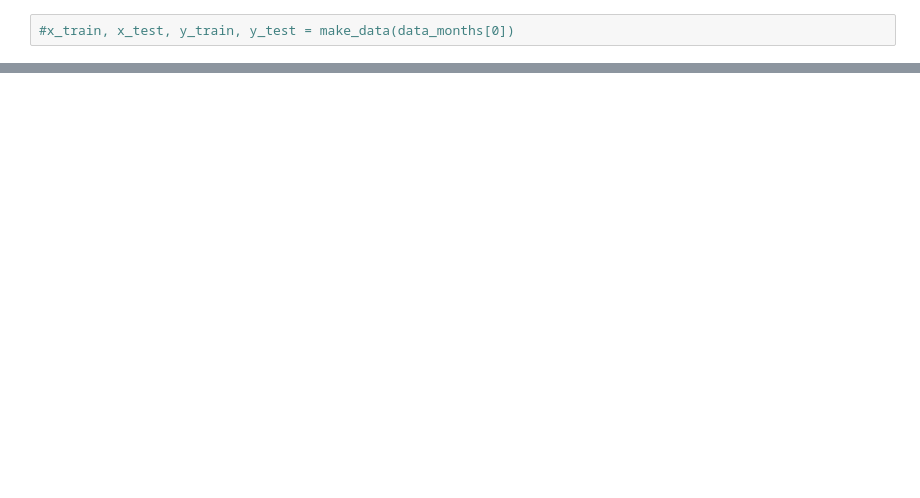
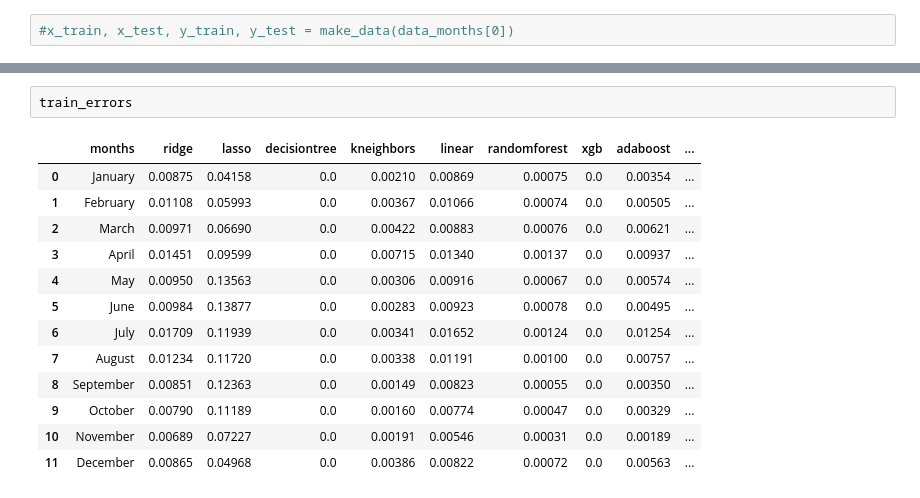
Before and after one commit to xalil8/solar_time_series_forecast, a Jupyter notebook: different_encoding.ipynb, the cells around one changed output, grey strips where cells are left out. Cells and saved outputs as stored; diff of their text form; blank space fills up the shorter version.

```diff
--- a/different_encoding.ipynb
+++ b/different_encoding.ipynb
@@ -237,0 +287,16 @@ fig.show()
+# %%
+train_errors
+# %% [output]
+|  | months | ridge | lasso | decisiontree | kneighbors | linear | randomforest | xgb | adaboost | ... |
+| 0 | January | 0.00875 | 0.04158 | 0.0 | 0.00210 | 0.00869 | 0.00075 | 0.0 | 0.00354 | ... |
+| 1 | February | 0.01108 | 0.05993 | 0.0 | 0.00367 | 0.01066 | 0.00074 | 0.0 | 0.00505 | ... |
+| 2 | March | 0.00971 | 0.06690 | 0.0 | 0.00422 | 0.00883 | 0.00076 | 0.0 | 0.00621 | ... |
+| 3 | April | 0.01451 | 0.09599 | 0.0 | 0.00715 | 0.01340 | 0.00137 | 0.0 | 0.00937 | ... |
+| 4 | May | 0.00950 | 0.13563 | 0.0 | 0.00306 | 0.00916 | 0.00067 | 0.0 | 0.00574 | ... |
+| 5 | June | 0.00984 | 0.13877 | 0.0 | 0.00283 | 0.00923 | 0.00078 | 0.0 | 0.00495 | ... |
+| 6 | July | 0.01709 | 0.11939 | 0.0 | 0.00341 | 0.01652 | 0.00124 | 0.0 | 0.01254 | ... |
+| 7 | August | 0.01234 | 0.11720 | 0.0 | 0.00338 | 0.01191 | 0.00100 | 0.0 | 0.00757 | ... |
+| 8 | September | 0.00851 | 0.12363 | 0.0 | 0.00149 | 0.00823 | 0.00055 | 0.0 | 0.00350 | ... |
+| 9 | October | 0.00790 | 0.11189 | 0.0 | 0.00160 | 0.00774 | 0.00047 | 0.0 | 0.00329 | ... |
+| 10 | November | 0.00689 | 0.07227 | 0.0 | 0.00191 | 0.00546 | 0.00031 | 0.0 | 0.00189 | ... |
+| 11 | December | 0.00865 | 0.04968 | 0.0 | 0.00386 | 0.00822 | 0.00072 | 0.0 | 0.00563 | ... |
```
Also changed, not shown: parts of 29 cells of this notebook, 14 other files.
